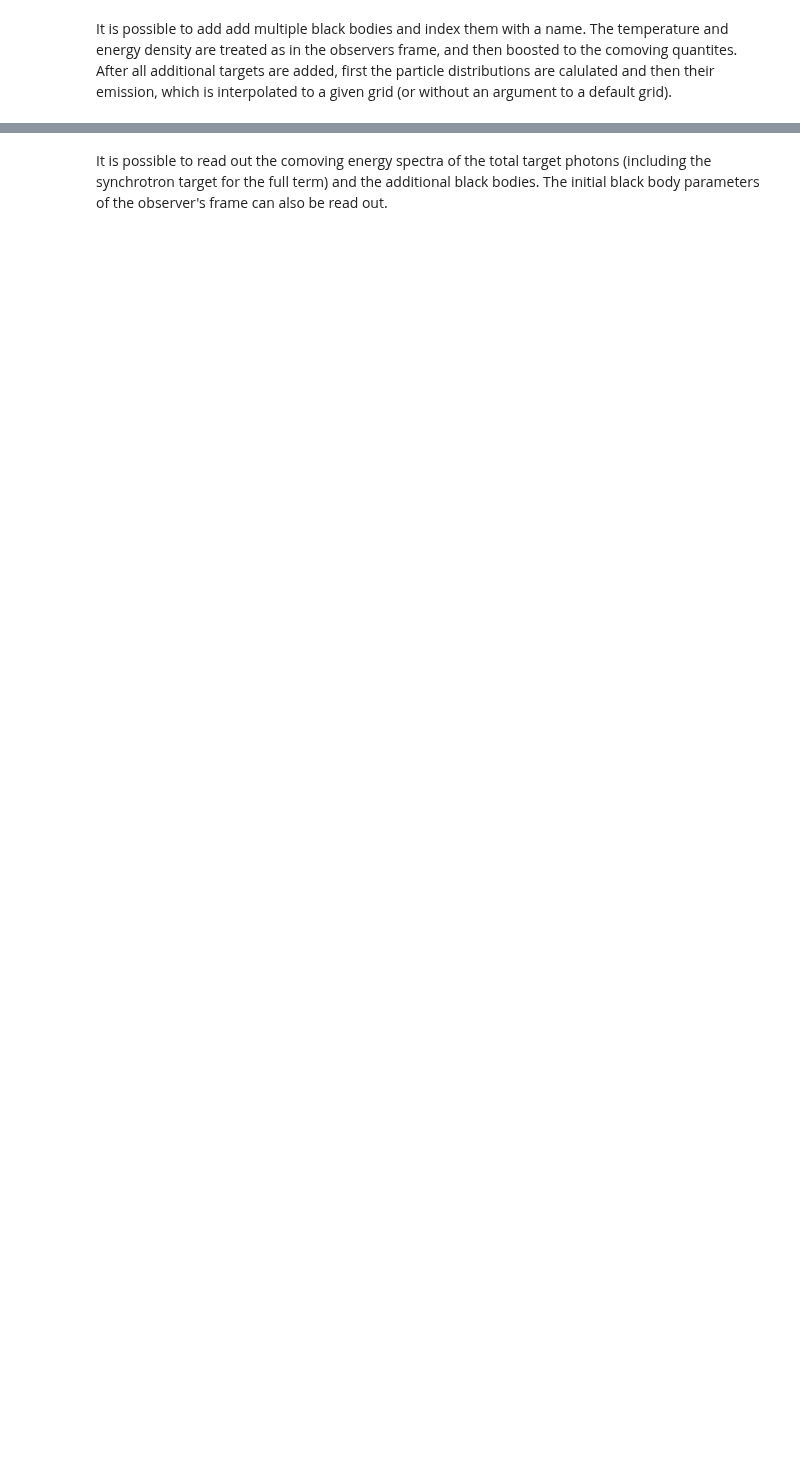
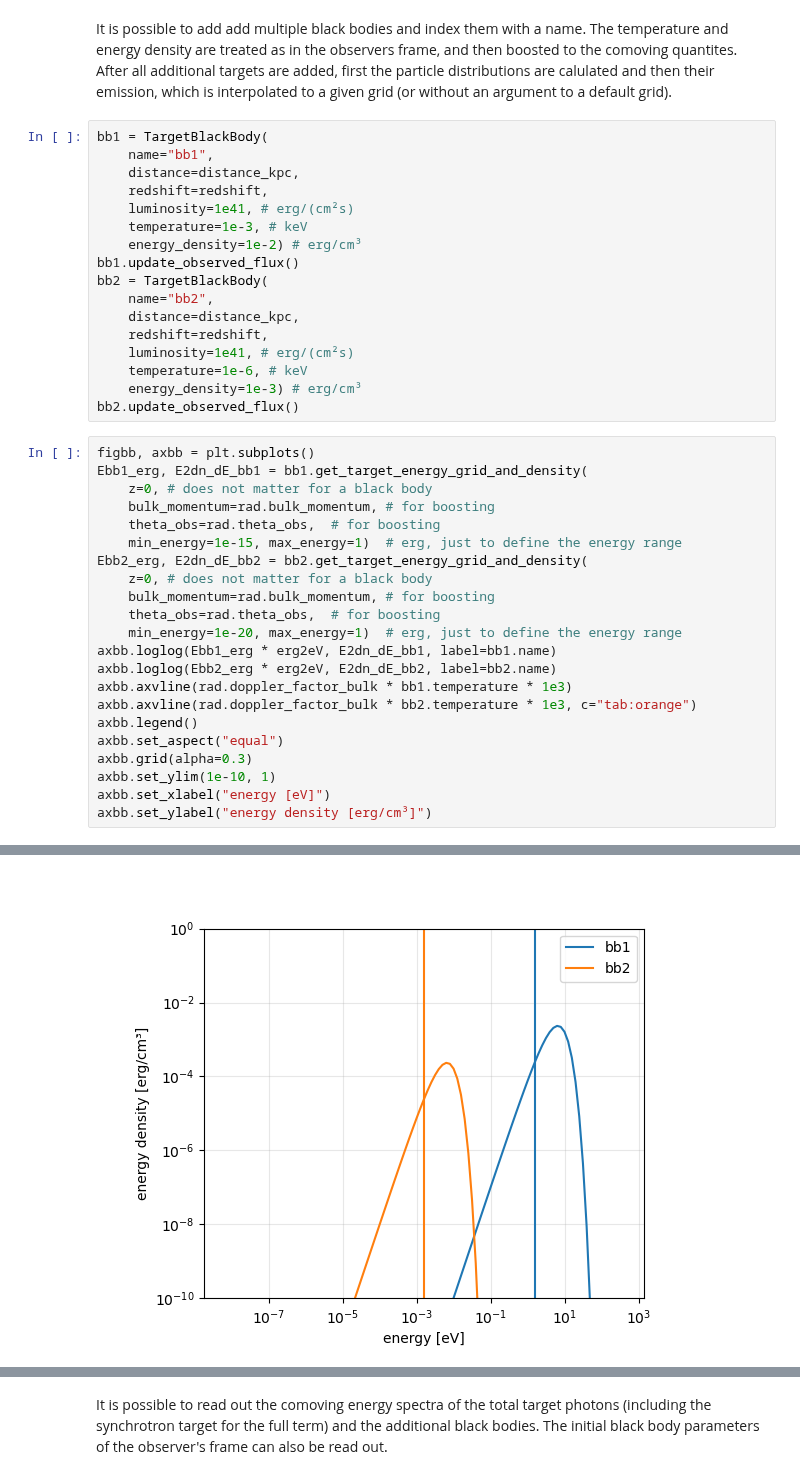
Before and after one commit to maklinger/BHJet, a Jupyter notebook: examples/single_zone_example.ipynb, the cells around one changed output, grey strips where cells are left out. Drawn from its saved outputs; the diff is of its cells as text; blank space fills up the shorter version.

```diff
--- a/examples/single_zone_example.ipynb
+++ b/examples/single_zone_example.ipynb
@@ -49,3 +53,43 @@ print(rad.bulk_momentum)
 # %% [markdown]
 It is possible to add add multiple black bodies and index them with a name. The temperature and energy density are treated as in the observers frame, and then boosted to the comoving quantites.
 After all additional targets are added, first the particle distributions are calulated and then their emission, which is interpolated to a given grid (or without an argument to a default grid).
+# %%
+bb1 = TargetBlackBody(
+    name="bb1",
+    distance=distance_kpc,
+    redshift=redshift,
+    luminosity=1e41, # erg/(cm²s)
+    temperature=1e-3, # keV
+    energy_density=1e-2) # erg/cm³
+bb1.update_observed_flux()
+bb2 = TargetBlackBody(
+    name="bb2",
+    distance=distance_kpc,
+    redshift=redshift,
+    luminosity=1e41, # erg/(cm²s)
+    temperature=1e-6, # keV
+    energy_density=1e-3) # erg/cm³
+bb2.update_observed_flux()
+# %%
+figbb, axbb = plt.subplots()
+Ebb1_erg, E2dn_dE_bb1 = bb1.get_target_energy_grid_and_density(
+    z=0, # does not matter for a black body
+    bulk_momentum=rad.bulk_momentum, # for boosting
+    theta_obs=rad.theta_obs,  # for boosting
+    min_energy=1e-15, max_energy=1)  # erg, just to define the energy range
+Ebb2_erg, E2dn_dE_bb2 = bb2.get_target_energy_grid_and_density(
+    z=0, # does not matter for a black body
+    bulk_momentum=rad.bulk_momentum, # for boosting
+    theta_obs=rad.theta_obs,  # for boosting
+    min_energy=1e-20, max_energy=1)  # erg, just to define the energy range
+axbb.loglog(Ebb1_erg * erg2eV, E2dn_dE_bb1, label=bb1.name)
+axbb.loglog(Ebb2_erg * erg2eV, E2dn_dE_bb2, label=bb2.name)
+axbb.axvline(rad.doppler_factor_bulk * bb1.temperature * 1e3)
+axbb.axvline(rad.doppler_factor_bulk * bb2.temperature * 1e3, c="tab:orange")
+axbb.legend()
+axbb.set_aspect("equal")
+axbb.grid(alpha=0.3)
+axbb.set_ylim(1e-10, 1)
+axbb.set_xlabel("energy [eV]")
+axbb.set_ylabel("energy density [erg/cm³]")
+# %% [output]
@@ -52,2 +97,3 @@ After all additional targets are added, first the particle distributions are cal
+[figure, added]
 # %%
 # temperature in keV, energy_density in erg/cm³
```
Also changed, not shown: parts of 10 cells of this notebook, 12 other files.
